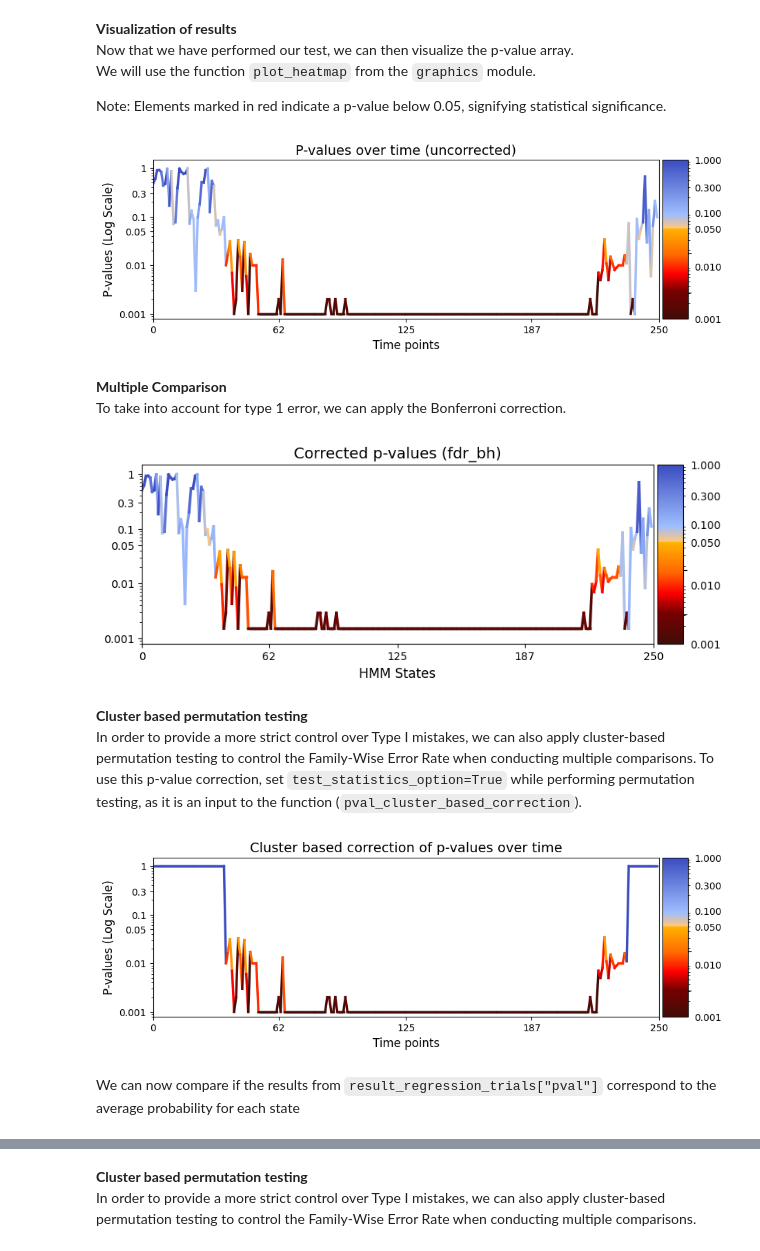
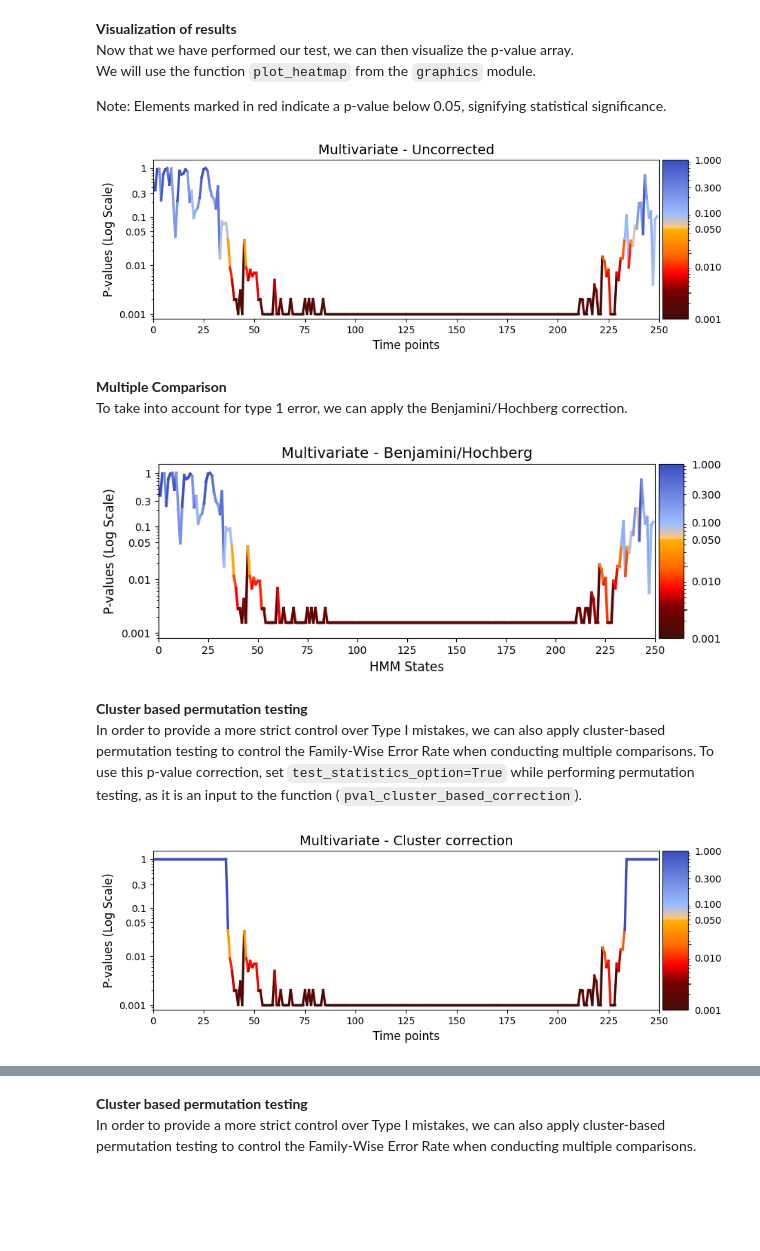
Before and after one commit to vidaurre/glhmm, a Jupyter notebook: docs/notebooks/Testing_across_sessions_within_subject.ipynb, the cells around one changed output, grey strips where cells are left out. Saved outputs shown, nothing was run; the diff lists cells and outputs as text; code cells hidden in the pictures; blank space fills up the shorter version.

````diff
--- a/docs/notebooks/Testing_across_sessions_within_subject.ipynb
+++ b/docs/notebooks/Testing_across_sessions_within_subject.ipynb
@@ -216,7 +218,7 @@
 # %%
 # Reconstruct the Gamma matrix
 n_timepoints, n_trials, n_channels = D_sessions.shape[0],D_sessions.shape[1],Gamma.shape[1]
-gamma_epoch =statistics.reconstruct_concatenated_to_3D(Gamma,n_timepoints=n_timepoints, n_trials=n_trials, n_channels=n_channels)
+Gamma_epoch =statistics.reconstruct_concatenated_to_3D(Gamma,n_timepoints=n_timepoints, n_trials=n_trials, n_channels=n_channels)
 # %% [markdown]
 As a sanity check we will see if ```gamma_epoch``` is actually structured correctly by comparing it with ```Gamma```.
 
@@ -261,7 +279,8 @@ method = "multivariate"
 Nperm = 1000 # Number of permutations (default = 0)
 test_statistic = True
 # Perform across-subject testing
-result_multivariate_session  =statistics.test_across_sessions_within_subject(Gamma_reconstruct, R_sessions, idx_sessions,method=method,Nperm=Nperm, test_statistics_option=True)
+result_multivariate_session  =statistics.test_across_sessions_within_subject(D_data=Gamma_epoch, R_data=R_sessions, idx_data=idx_sessions,
+                                                                             method=method,Nperm=Nperm, test_statistics_option=True)
 # %% [output]
 Maximum number of permutations with 10 sessions is: 3.63e+06
 performing permutation testing per timepoint
@@ -317,19 +336,20 @@ Note: Elements marked in red indicate a p-value below 0.05, signifying statistic
 alpha = 0.05
 # Plot p-values
 graphics.plot_p_values_over_time(result_multivariate_session["pval"],
-                                 title_text ="P-values over time (uncorrected)",figsize=(10, 3),
-                                 xlabel="Time points", alpha=alpha)
+                                 title_text ="Multivariate - Uncorrected",figsize=(10, 3),
+                                 xlabel="Time points", alpha=alpha, num_x_ticks=11)
 # %% [output]
-[figure, old version]
+[figure, new version]
 # %% [markdown]
 **Multiple Comparison**\
-To take into account for type 1 error, we can apply the Bonferroni correction.
+To take into account for type 1 error, we can apply the Benjamini/Hochberg correction.
 # %%
 pval_corrected, rejected_corrected =statistics.pval_correction(result_multivariate_session["pval"], method='fdr_bh')
 # Plot p-values
-graphics.plot_p_values_over_time(pval_corrected, title_text ="Corrected p-values (fdr_bh)",figsize=(9, 3), xlabel="HMM States", ylabel="")
+graphics.plot_p_values_over_time(pval_corrected, title_text ="Multivariate - Benjamini/Hochberg",figsize=(9, 3),
+                                 xlabel="HMM States", num_x_ticks=11)
 # %% [output]
-[figure, old version]
+[figure, new version]
 # %% [markdown]
 **Cluster based permutation testing**\
 In order to provide a more strict control over Type I mistakes, we can also apply cluster-based permutation testing to control the Family-Wise Error Rate when conducting multiple comparisons.
@@ -337,8 +357,7 @@
 # %%
 pval_cluster =statistics.pval_cluster_based_correction(result_multivariate_session["test_statistics"],result_multivariate_session["pval"])
 # Plot p-values
-graphics.plot_p_values_over_time(pval_cluster, title_text ="Cluster based correction of p-values over time",figsize=(10, 3), xlabel="Time points")
+graphics.plot_p_values_over_time(pval_cluster, title_text ="Multivariate - Cluster correction",
+                                 figsize=(10, 3), xlabel="Time points", num_x_ticks=11)
 # %% [output]
-[figure, old version]
+[figure, new version]
-# %% [markdown]
-We can now compare if the results from ```result_regression_trials["pval"]``` correspond to the average probability for each state
````
Also changed, not shown: parts of 40 cells of this notebook, 4 other files.
